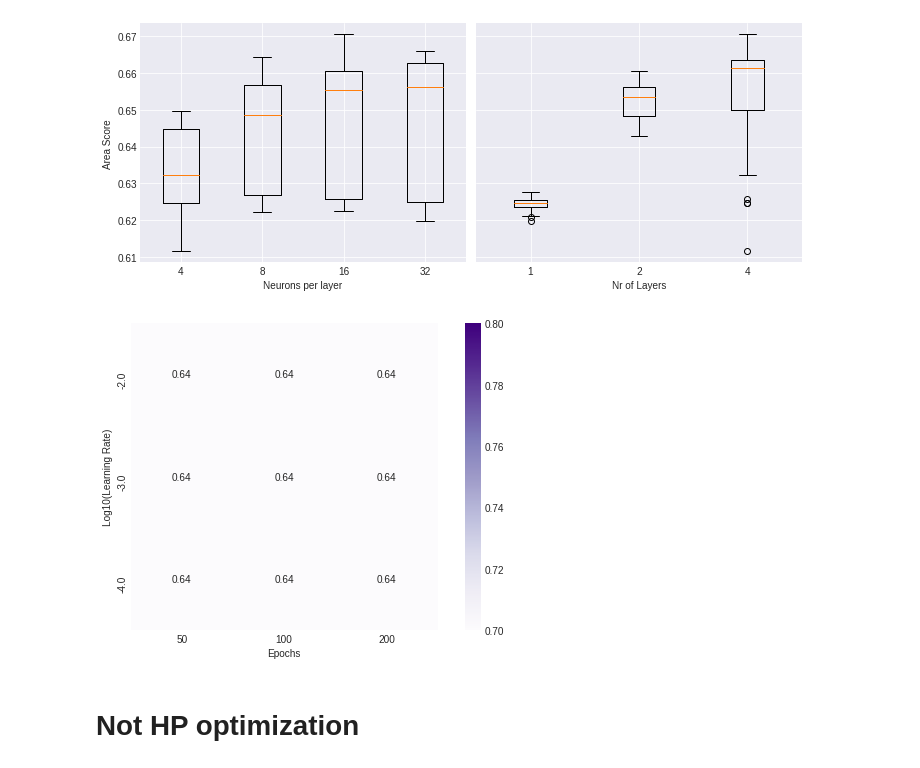
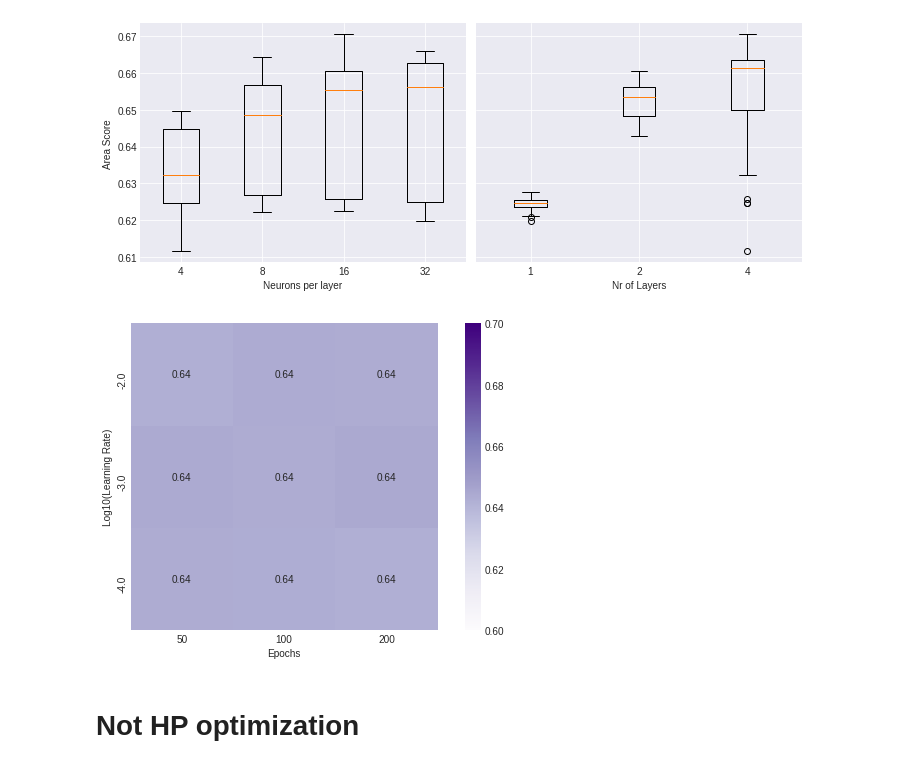
Before and after one commit to asdfbat/FYS-STK4155, a Jupyter notebook: Project2/src/credit_card_NN_TF.ipynb, the cells around one changed output. Saved outputs shown, nothing was run; the diff lists cells and outputs as text; code cells hidden in the pictures.

Commit message:
asdf

```diff
--- a/Project2/src/credit_card_NN_TF.ipynb
+++ b/Project2/src/credit_card_NN_TF.ipynb
@@ -231,14 +231,14 @@ for i in range(3):
         asdf[i,j] = np.mean(hp_df[(hp_df["epochs"]==epochs[j]) & (hp_df["lr"]==lrs[i])]["area_score"])
 # %%
 plt.figure(figsize=(8, 5))
-sns.heatmap(asdf, annot=True, xticklabels=epochs, yticklabels=np.log10(lrs), vmin=0.7, vmax=0.8, cmap="Purples", square=True)
+sns.heatmap(asdf, annot=True, xticklabels=epochs, yticklabels=np.log10(lrs), vmin=0.6, vmax=0.7, cmap="Purples", square=True)
 plt.ylim(0, 3)
 plt.ylabel("Log10(Learning Rate)")
 plt.xlabel("Epochs")
 plt.tight_layout()
 plt.savefig("../figs/CC_TF_lr_epoch_heatmap.pdf", bbox_inches="tight")
 # %% [output]
-[figure, old version]
+[figure, new version]
 # %% [markdown]
 # Not HP optimization
 # %%
```
